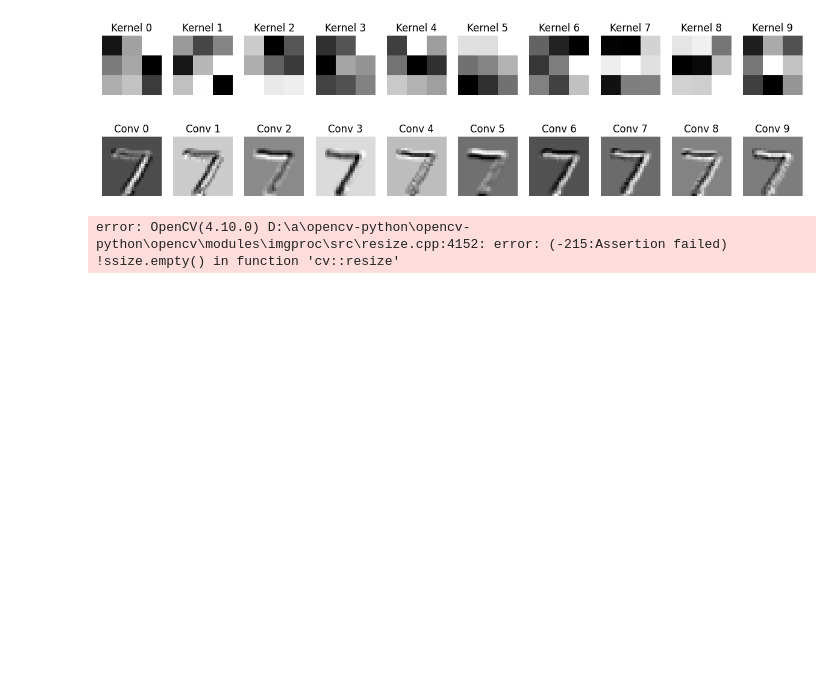
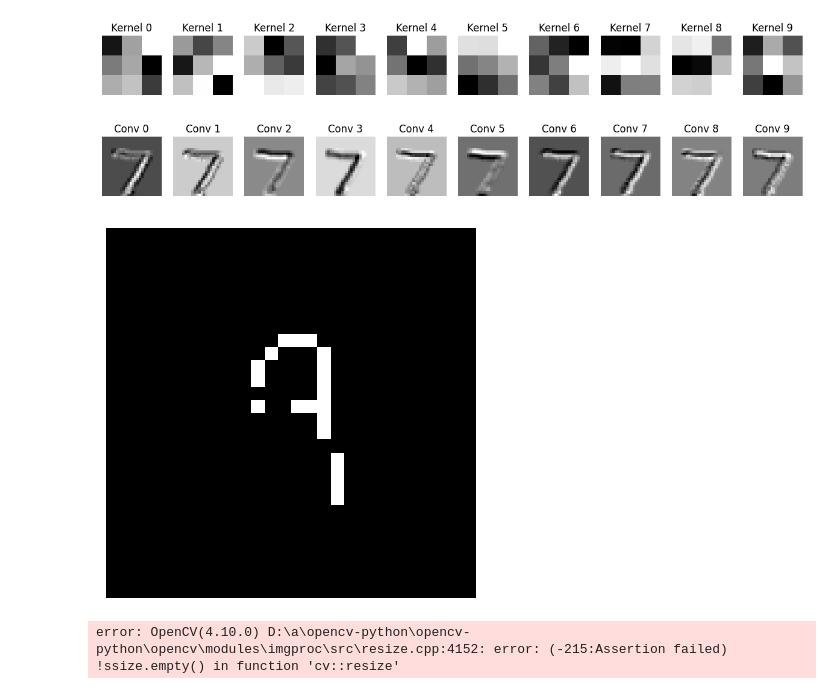
Before and after one commit to ladmepaz/convolucion-mnist-watermelon, a Jupyter notebook: notebook.ipynb, the cells around one changed output. Drawn from its saved outputs; the diff is of its cells as text; code cells hidden in the pictures; blank space fills up the shorter version.

```diff
--- a/notebook.ipynb
+++ b/notebook.ipynb
@@ -123,6 +123,25 @@ for i in range(10):
 plt.show()
 # %% [output]
 [figure]
+# %%
+#Tratamientos de las imagenes
+import cv2
+import matplotlib.pyplot as plt
+
+img = cv2.imread('Images/1.jpg')
+img = cv2.resize(img, (28, 28))
+img = cv2.cvtColor(img, cv2.COLOR_BGR2RGB)
+img_gray = cv2.cvtColor(img, cv2.COLOR_RGB2GRAY)
+
+imgbin = cv2.threshold(img_gray, 127, 255, cv2.THRESH_BINARY)[1]
+imgbin = 255 - imgbin
+
+
+plt.imshow(imgbin, cmap='gray')
+plt.axis('off')
+plt.show()
+# %% [output]
+[figure, added]
 # %%
 from tensorflow.keras.preprocessing import image
 import cv2
```
